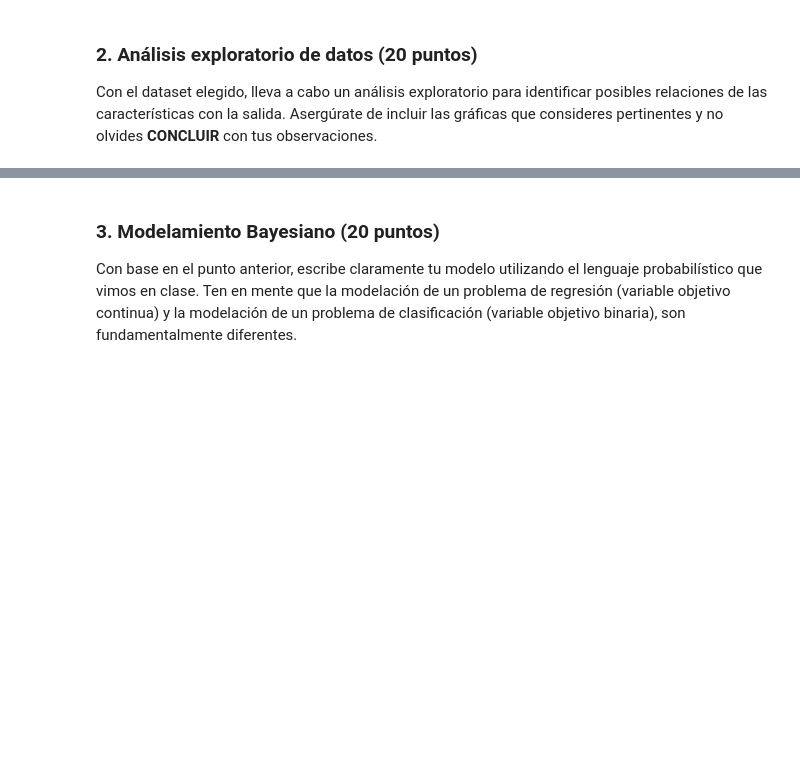
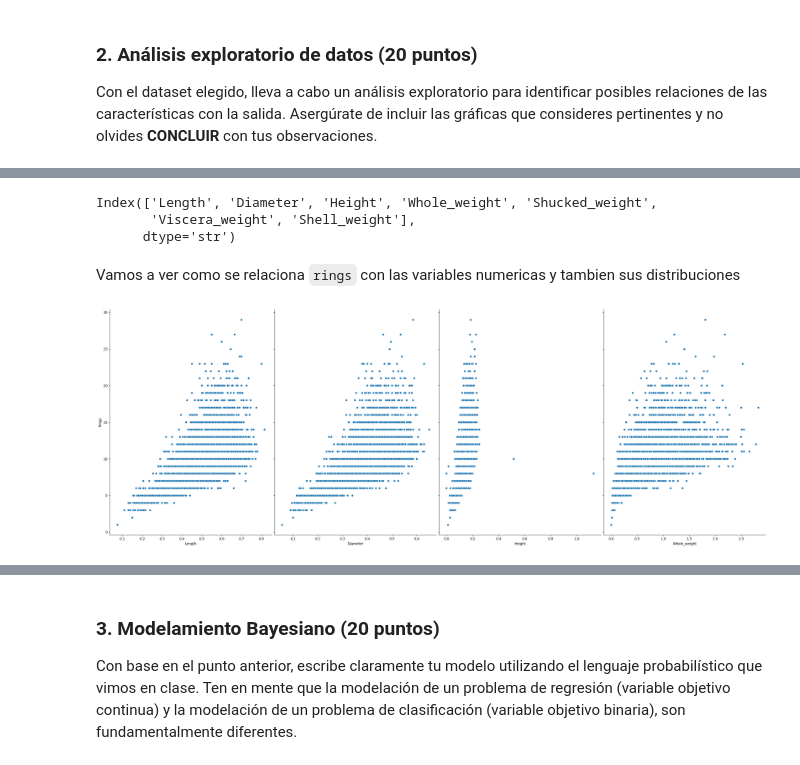
Before and after one commit to Carispa/Metodos-Bayesianos, a Jupyter notebook: Examenes/Examen2/examen2.ipynb, the cells around one changed output, grey strips where cells are left out. Saved outputs shown, nothing was run; the diff lists cells and outputs as text; code cells hidden in the pictures; blank space fills up the shorter version.

```diff
--- a/Examenes/Examen2/examen2.ipynb
+++ b/Examenes/Examen2/examen2.ipynb
@@ -82,0 +104,14 @@ Con el dataset elegido, lleva a cabo un análisis exploratorio para identificar
+# %%
+numeric_columns = X.select_dtypes(include='number').columns
+categoric_columns = ['Sex']
+numeric_columns
+# %% [output]
+Index(['Length', 'Diameter', 'Height', 'Whole_weight', 'Shucked_weight',
+       'Viscera_weight', 'Shell_weight'],
+      dtype='str')
+# %% [markdown]
+Vamos a ver como se relaciona `rings` con las variables numericas y tambien sus distribuciones
+# %%
+sns.pairplot(df, x_vars=numeric_columns[0:4], y_vars=y, height=10, aspect=0.7);
+# %% [output]
+[figure, added]
```
Also changed, not shown: parts of 35 cells of this notebook.
